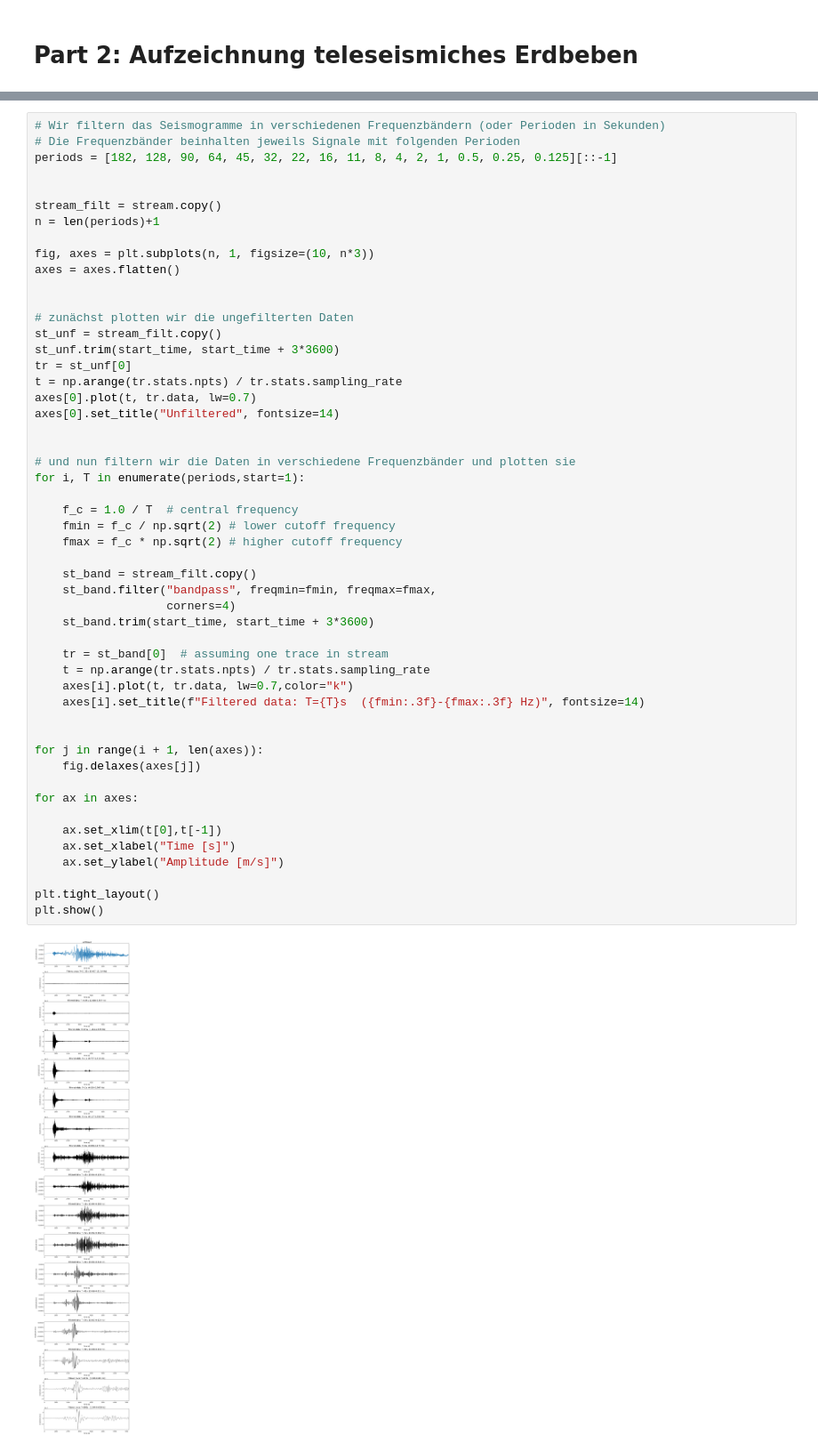
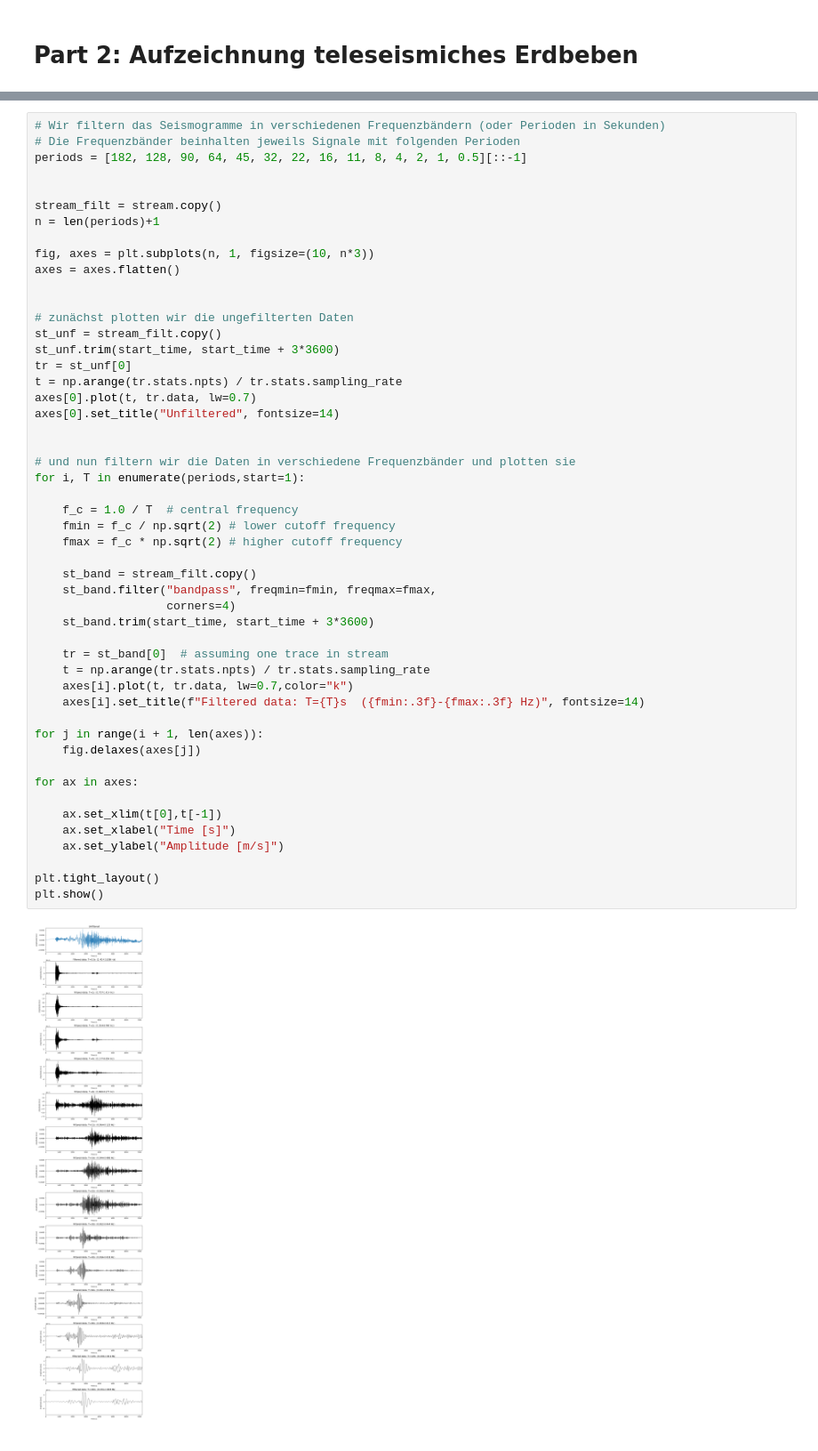
Before and after one commit to niko-d/test_setup, a Jupyter notebook: notebooks/ErdbebenDaten.ipynb, the cells around one changed output, grey strips where cells are left out. Shown at 89% size. Saved outputs shown, nothing was run; the diff lists cells and outputs as text.

```diff
--- a/notebooks/ErdbebenDaten.ipynb
+++ b/notebooks/ErdbebenDaten.ipynb
@@ -304,7 +316,7 @@ stream.plot();
 # %%
 # Wir filtern das Seismogramme in verschiedenen Frequenzbändern (oder Perioden in Sekunden)
 # Die Frequenzbänder beinhalten jeweils Signale mit folgenden Perioden
-periods = [182, 128, 90, 64, 45, 32, 22, 16, 11, 8, 4, 2, 1, 0.5, 0.25, 0.125][::-1]
+periods = [182, 128, 90, 64, 45, 32, 22, 16, 11, 8, 4, 2, 1, 0.5][::-1]
 
 
 stream_filt = stream.copy()
@@ -325,32 +337,31 @@ axes[0].set_title("Unfiltered", fontsize=14)
 
 # und nun filtern wir die Daten in verschiedene Frequenzbänder und plotten sie
 for i, T in enumerate(periods,start=1):
 
     f_c = 1.0 / T  # central frequency
     fmin = f_c / np.sqrt(2) # lower cutoff frequency
     fmax = f_c * np.sqrt(2) # higher cutoff frequency
 
     st_band = stream_filt.copy()
     st_band.filter("bandpass", freqmin=fmin, freqmax=fmax,
                    corners=4)
     st_band.trim(start_time, start_time + 3*3600)
 
     tr = st_band[0]  # assuming one trace in stream
     t = np.arange(tr.stats.npts) / tr.stats.sampling_rate
     axes[i].plot(t, tr.data, lw=0.7,color="k")
     axes[i].set_title(f"Filtered data: T={T}s  ({fmin:.3f}-{fmax:.3f} Hz)", fontsize=14)
 
-
 for j in range(i + 1, len(axes)):
     fig.delaxes(axes[j])
 
 for ax in axes:
 
     ax.set_xlim(t[0],t[-1])
     ax.set_xlabel("Time [s]")
     ax.set_ylabel("Amplitude [m/s]")
 
 plt.tight_layout()
 plt.show()
 # %% [output]
-[figure, old version]
+[figure, new version]
```
Also changed, not shown: parts of 6 cells of this notebook.
